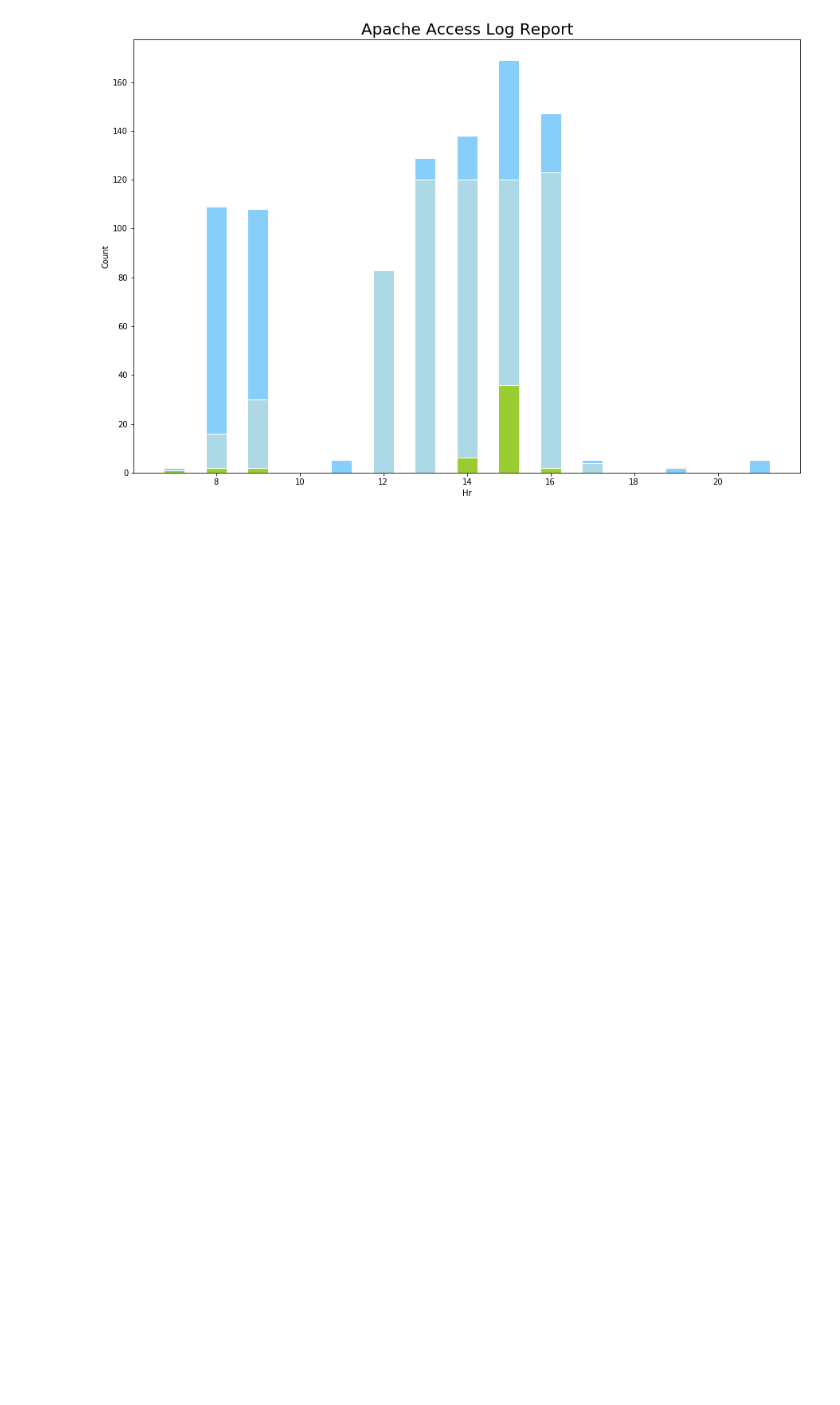
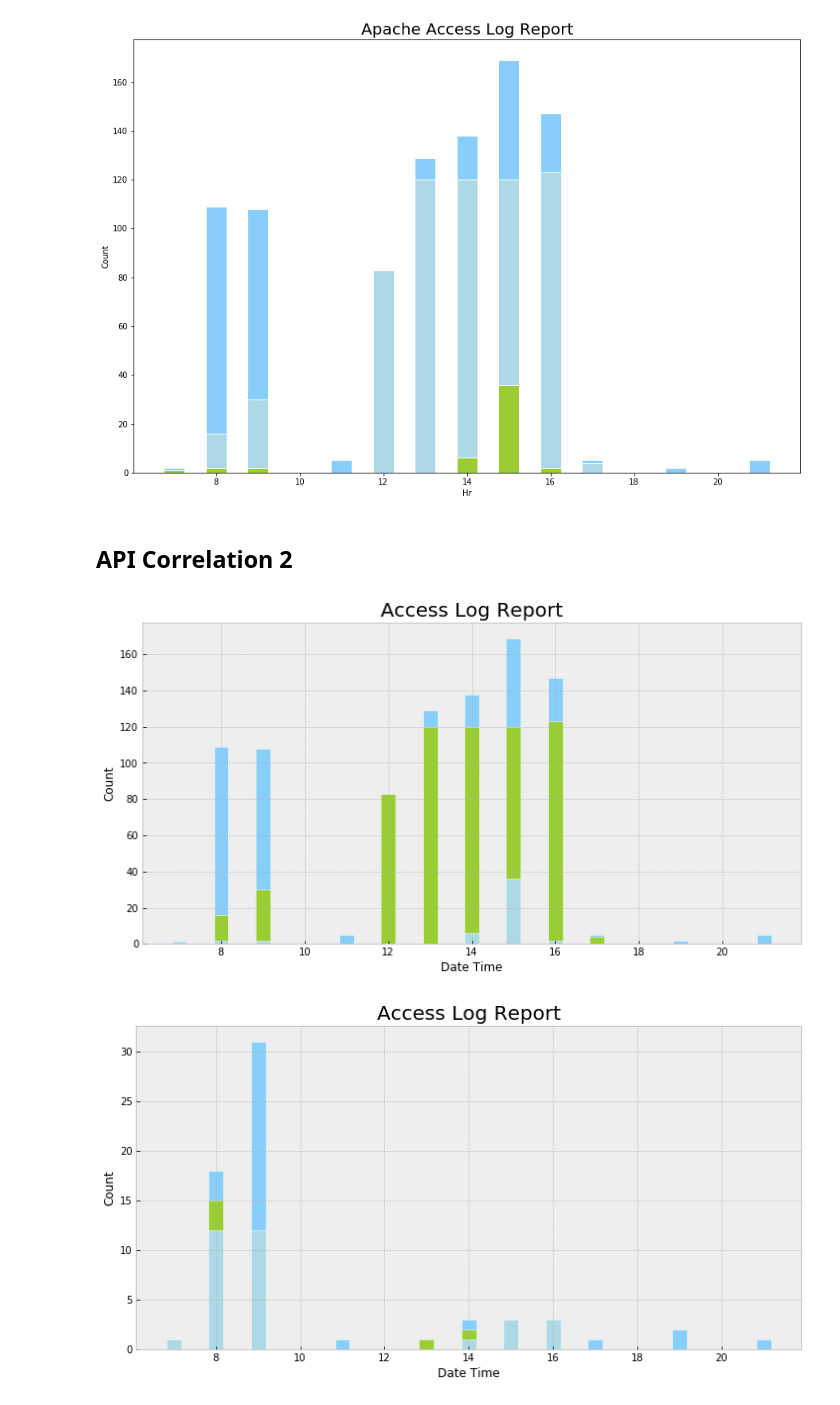
Before and after one commit to wsfjonah/data_science, a Jupyter notebook: ui/jupyter/reporting/log/apache_access_log.ipynb, the cells around one changed output. Saved outputs shown, nothing was run; the diff lists cells and outputs as text; code cells hidden in the pictures; blank space fills up the shorter version.

```diff
--- a/ui/jupyter/reporting/log/apache_access_log.ipynb
+++ b/ui/jupyter/reporting/log/apache_access_log.ipynb
@@ -372,3 +345,16 @@ subplt1.bar(timelist, valuelist, width=0.5, facecolor = 'yellowgreen',edgecolor
 # %% [output]
 <BarContainer object of 6 artists>
 [figure]
+# %% [markdown]
+## API Correlation 2
+# %%
+etl = access_log_etl.AccessLogETL('Access Log Report', 'Date Time', 'Count', ('/api/', '/api/tsevent/', '/api/tsda/'))
+etl.extract('access_20190612.log')
+etl.draw()
+
+etl = access_log_etl.AccessLogETL('Access Log Report', 'Date Time', 'Count', ('/api/site', '/api/project/', '/api/user/'))
+etl.extract('access_20190612.log')
+etl.draw()
+# %% [output]
+[figure, added]
+[figure, added]
```
Also changed, not shown: parts of 4 cells of this notebook, 6 other files.
